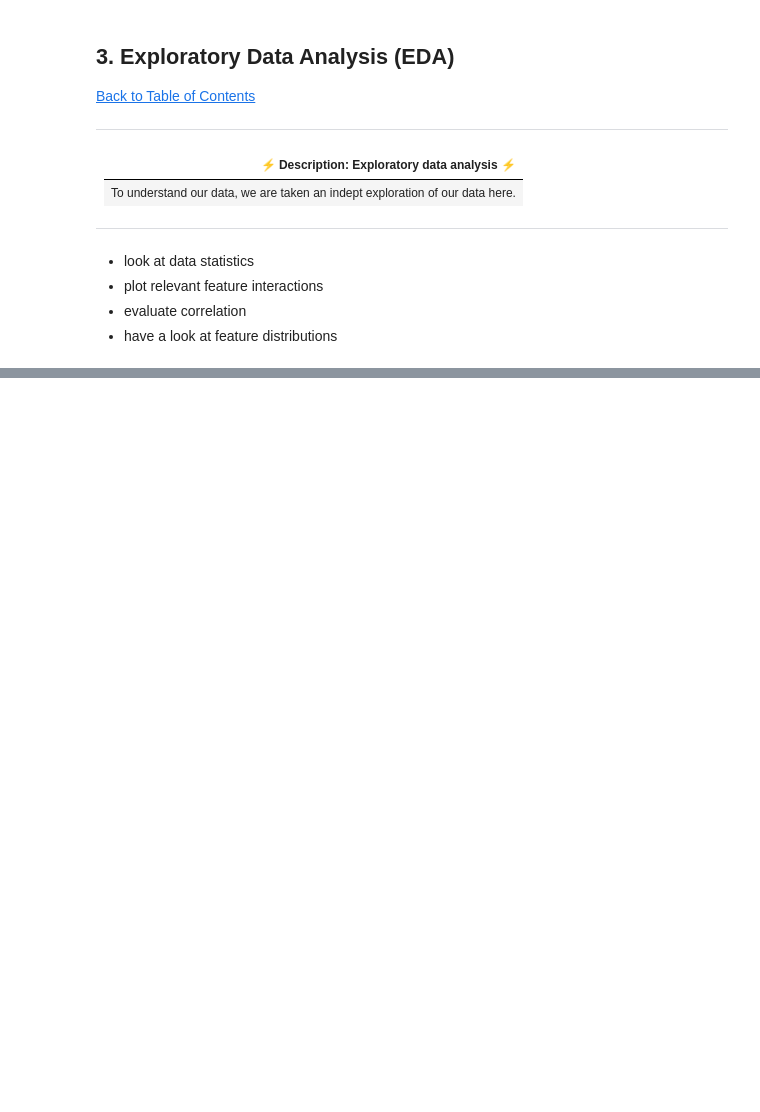
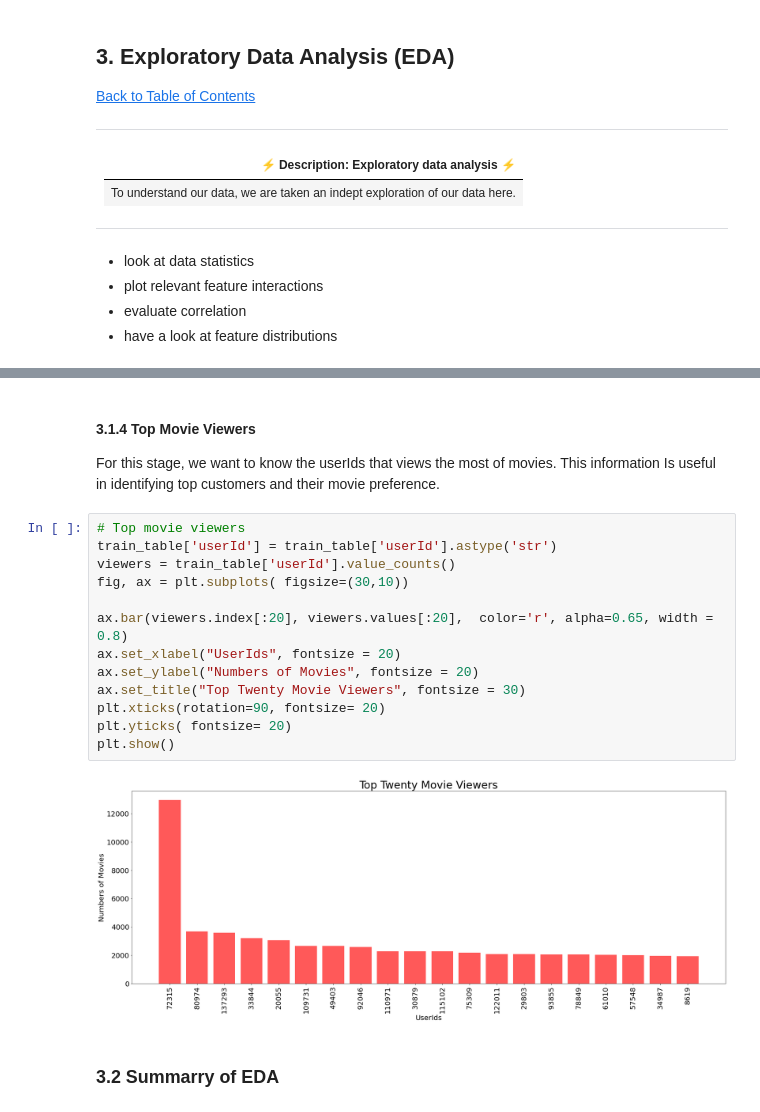
Before and after one commit to bonsoirval/TeamNM3-Movie-Recommendation-2022, a Jupyter notebook: movie_recomemender.ipynb, the cells around one changed output, grey strips where cells are left out. Saved outputs shown, nothing was run; the diff lists cells and outputs as text; blank space fills up the shorter version.

```diff
--- a/movie_recomemender.ipynb
+++ b/movie_recomemender.ipynb
@@ -726,0 +372,20 @@ test
+# %% [markdown]
+#### 3.1.4 Top Movie Viewers
+For this stage, we want to know the userIds that views the most of movies. This information Is useful in identifying top customers and their movie preference.
+# %%
+# Top movie viewers
+train_table['userId'] = train_table['userId'].astype('str')
+viewers = train_table['userId'].value_counts()
+fig, ax = plt.subplots( figsize=(30,10))
+
+ax.bar(viewers.index[:20], viewers.values[:20],  color='r', alpha=0.65, width = 0.8)
+ax.set_xlabel("UserIds", fontsize = 20)
+ax.set_ylabel("Numbers of Movies", fontsize = 20)
+ax.set_title("Top Twenty Movie Viewers", fontsize = 30)
+plt.xticks(rotation=90, fontsize= 20)
+plt.yticks( fontsize= 20)
+plt.show()
+# %% [output]
+[figure, added]
+# %% [markdown]
+### 3.2 Summarry of EDA
```
Also changed, not shown: parts of 159 cells of this notebook.
